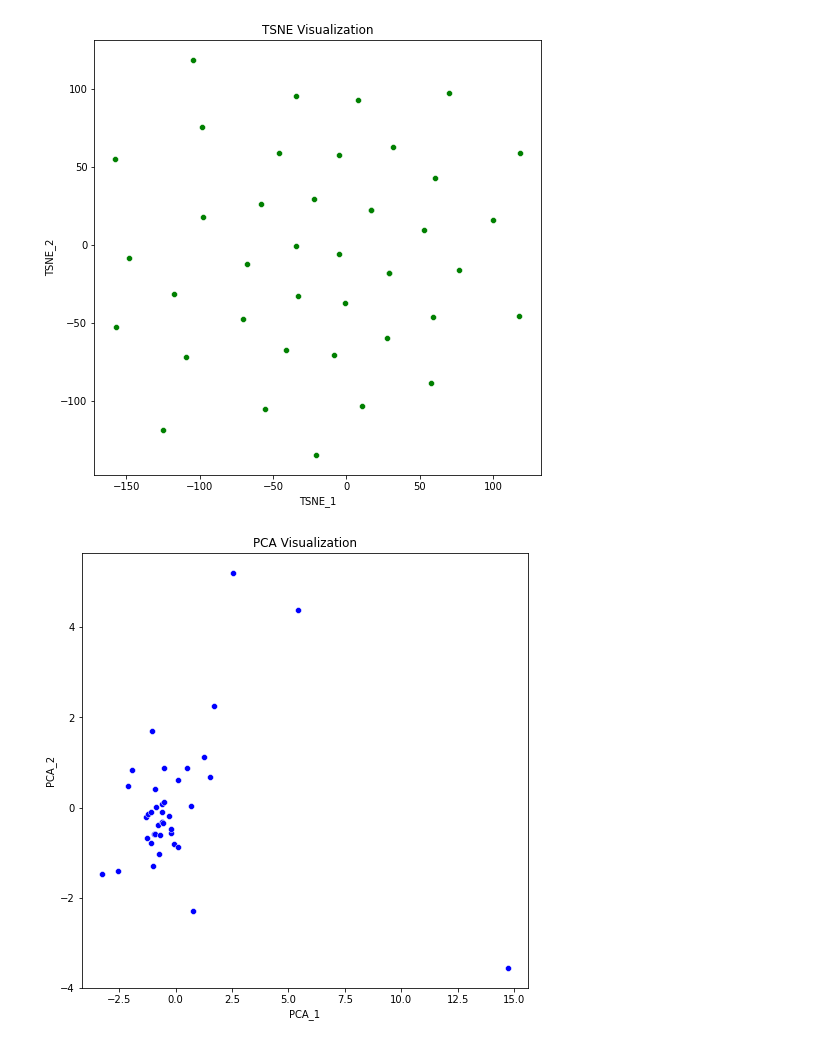
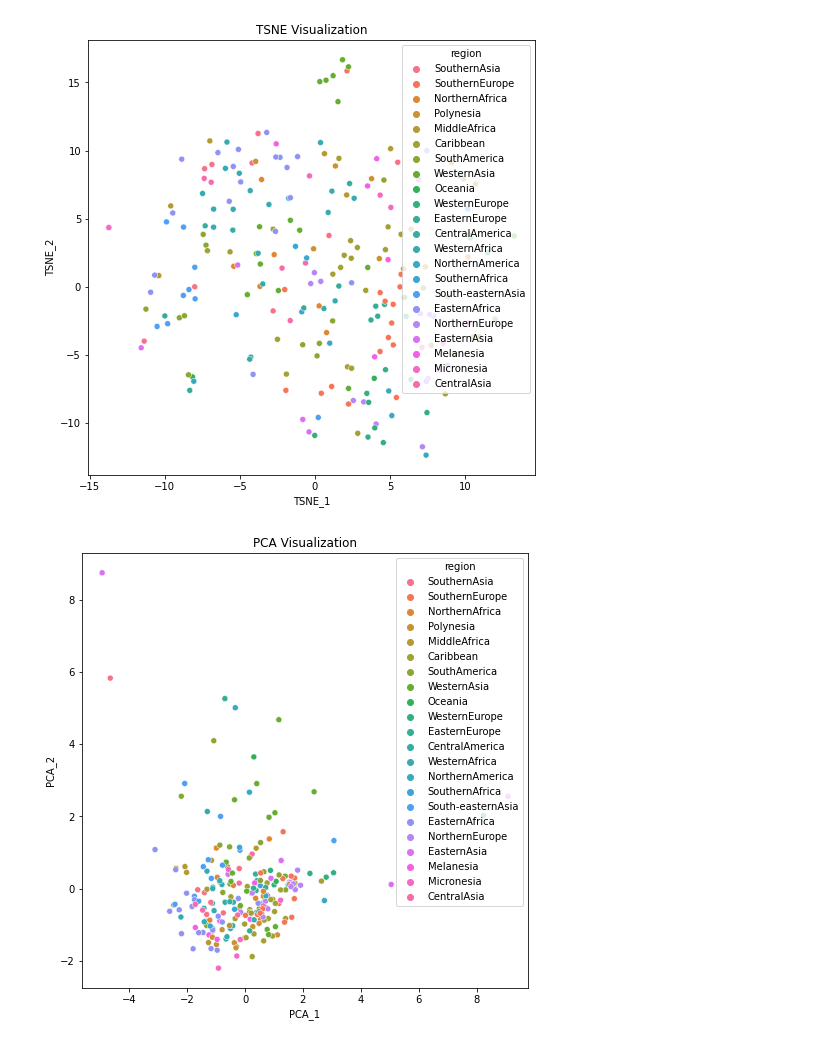
Before and after one commit to kosmobiker/SGH, a Jupyter notebook: Multidim/project_mulidim.ipynb, the cells around one changed output. Saved outputs shown, nothing was run; the diff lists cells and outputs as text; code cells hidden in the pictures.

```diff
--- a/Multidim/project_mulidim.ipynb
+++ b/Multidim/project_mulidim.ipynb
@@ -63,0 +118,8 @@ df_var = df.drop(['geo'], axis=1)
+# %%
+df2 = df1.drop(to_drop, axis=1)
+# %%
+country = df2['country']
+region = df2['Region']
+df2 = df2.drop(['country', 'Region'], axis=1)
+# %%
+df2 = df2.fillna(df2.mean())
@@ -64,7 +142,7 @@ df_var = df.drop(['geo'], axis=1)
 # %%
 scaler = StandardScaler()
-scaler.fit(df_var)
-X_transform = pd.DataFrame(scaler.transform(df_var), columns=df_var.columns)
+scaler.fit(df2)
+X_transform = pd.DataFrame(scaler.transform(df2), columns=df2.columns)
 # %%
 %%time
 tsne = TSNE(random_state=SEED, init='pca', n_jobs=-1)
@@ -74,15 +153,17 @@ Wall time: 464 ms
 # %%
 X_tsne = pd.DataFrame(X_tsne , columns=['TSNE_1', 'TSNE_2'])
+X_tsne['region'] = region
 plt.figure(figsize=(8, 8))
-sns.scatterplot(data=X_tsne, x='TSNE_1', y='TSNE_2', color='green').set_title('TSNE Visualization');
+sns.scatterplot(data=X_tsne, x='TSNE_1', y='TSNE_2', hue='region', color='orange').set_title('TSNE Visualization');
 # %% [output]
-[figure, old version]
+[figure, new version]
 # %%
 pca = PCA(n_components=2, random_state=SEED)
 pca.fit(X_transform)
 X_pca = pca.transform(X_transform)
 X_pca = pd.DataFrame(X_pca, columns=['PCA_1', 'PCA_2'])
+X_pca['region'] = region
 plt.figure(figsize=(8, 8))
-sns.scatterplot(data=X_pca, x='PCA_1', y='PCA_2', color='blue').set_title('PCA Visualization');
+sns.scatterplot(data=X_pca, x='PCA_1', y='PCA_2', hue='region', color='blue').set_title('PCA Visualization');
 # %% [output]
-[figure, old version]
+[figure, new version]
```
Also changed, not shown: parts of 22 cells of this notebook, 1 other file.
